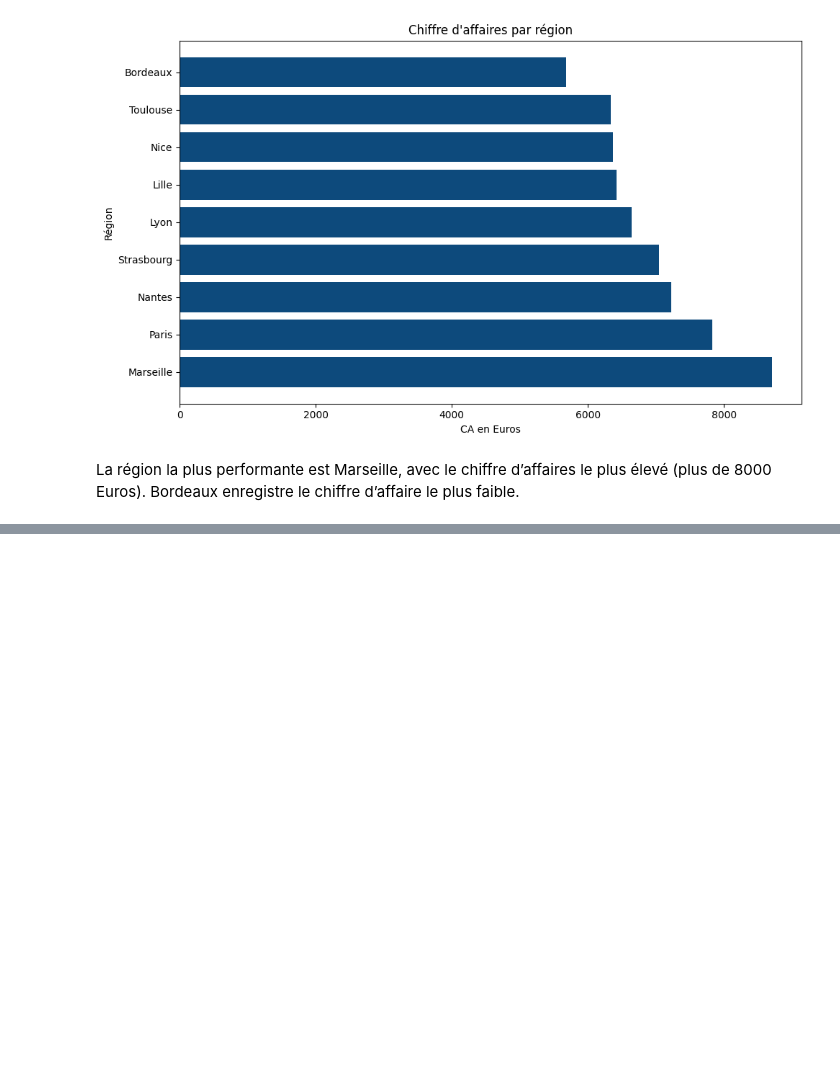
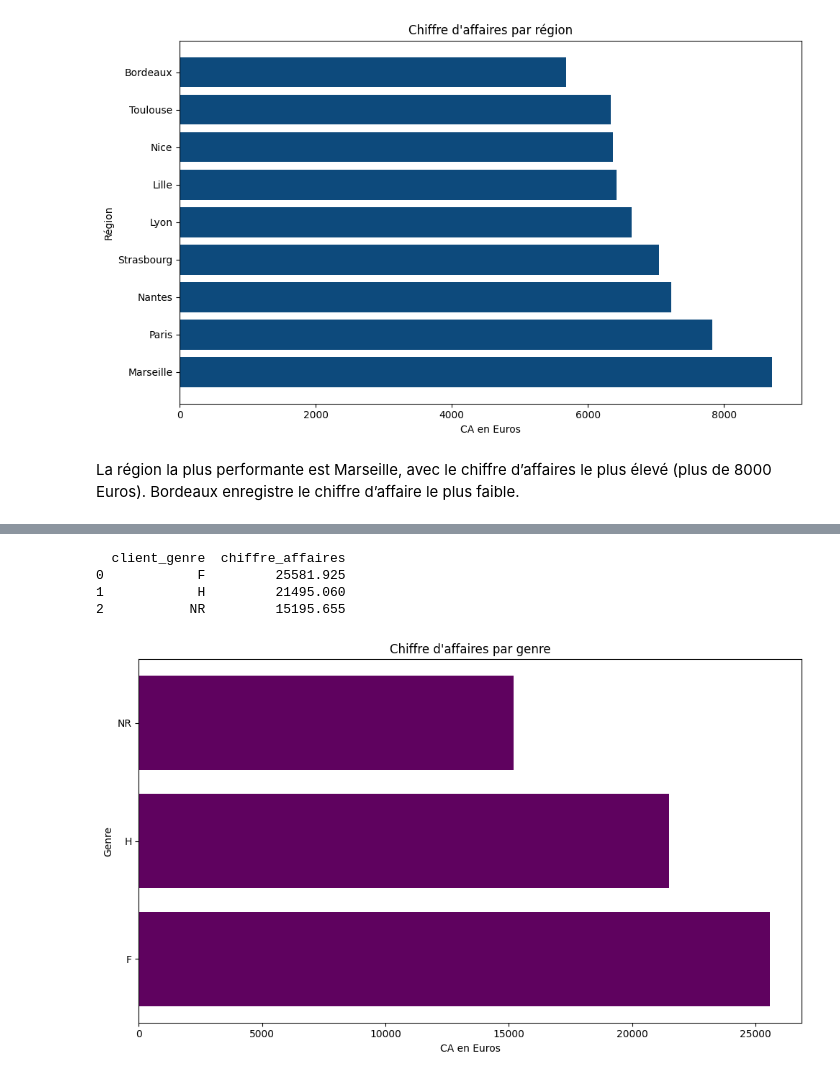
Before and after one commit to wiem-fersi/learn-data-science, a Jupyter notebook: miniprojet.ipynb, the cells around one changed output, grey strips where cells are left out. Cells and saved outputs as stored; diff of their text form; code cells hidden in the pictures; blank space fills up the shorter version.

Commit message:
feat(graph): display ca per client and sellers

```diff
--- a/miniprojet.ipynb
+++ b/miniprojet.ipynb
@@ -227,14 +227,14 @@ plt.show()
 La région la plus performante est Marseille, avec le chiffre d’affaires le plus élevé (plus de 8000 Euros). Bordeaux enregistre le chiffre d’affaire le plus faible.
 # %%
 # ── Q4 : Profil des meilleurs clients ─────────────────────────────────
-age_col = "client_age"
-genre_col = "client_genre"
-ca_col = "chiffre_affaires"
-
-profil = (
-    df.groupby("client_age", "client_genre")["chiffre_affaires"]
-      .sum()
-      .reset_index()
-      .sort_values(ca_col, ascending=False)
-)
+df['date'] = pd.to_datetime(df['date'])
+df['client_age'] = pd.to_numeric(df['client_age'], errors='coerce')
+print('Genres uniques:', df['client_genre'].unique())
+print('Âges - min/max/mean:', df['client_age'].min(), df['client_age'].max(), df['client_age'].mean())
+ca_par_client = df.groupby(['client_genre', pd.cut(df['client_age'], bins=5)]).agg({'chiffre_affaires': ['sum', 'count', 'mean']}).round(2)
+print('CA croisé genre/âge:')
+print(ca_par_client)
+top_clients = df.groupby(['client_genre', pd.cut(df['client_age'], bins=5)])['chiffre_affaires'].sum().sort_values(ascending=False).head(10)
+print('Top 10 segments CA:')
+print(top_clients)
 # %% [output]
@@ -241,0 +258,23 @@ ValueError: level name client_genre is not the name of the index
+# %%
+# Histogramme client_genre vs ca ────────────────────────────────
+ca_genre = df.groupby("client_genre")["chiffre_affaires"].sum().reset_index()
+
+print(ca_genre.head())
+
+plt.figure(figsize=(10,6))
+
+ca_col = "chiffre_affaires"
+genre_col = "client_genre"
+
+plt.barh(ca_genre[genre_col], ca_genre[ca_col], color="#5F025F")
+plt.title('Chiffre d\'affaires par genre')
+plt.xlabel("CA en Euros")
+plt.ylabel('Genre')
+plt.tight_layout()
+plt.show()
+# %% [output]
+  client_genre  chiffre_affaires
+0            F         25581.925
+1            H         21495.060
+2           NR         15195.655
+[figure, added]
```
Also changed, not shown: parts of 10 cells of this notebook.
